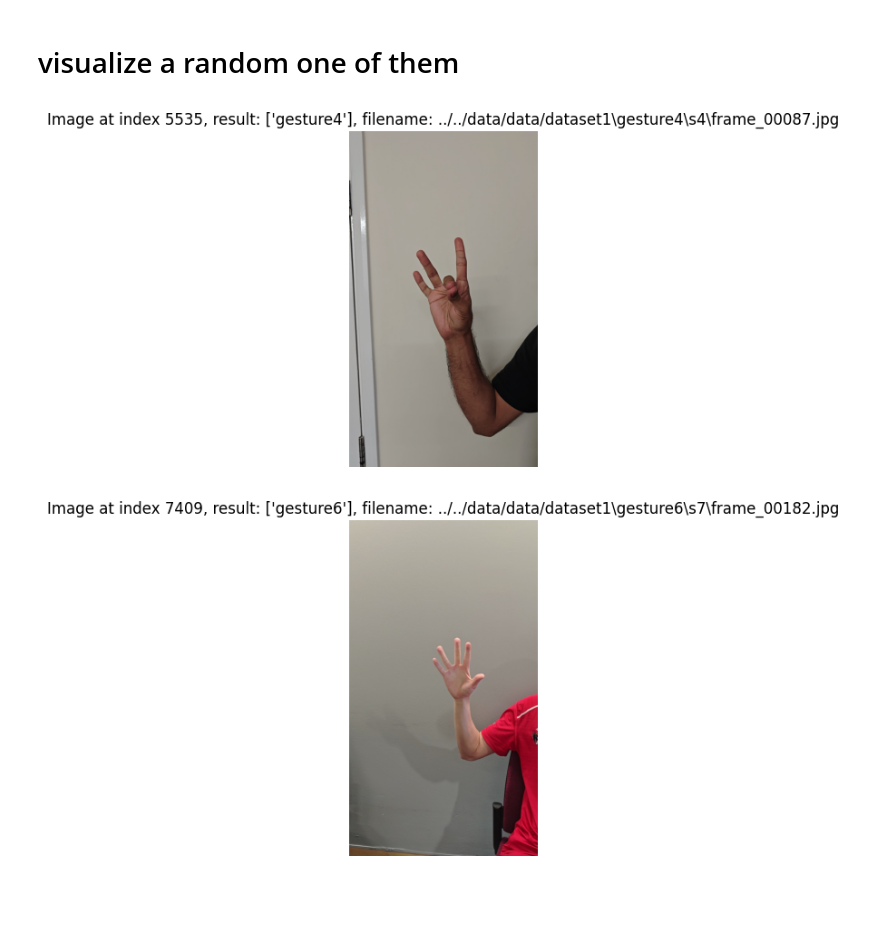
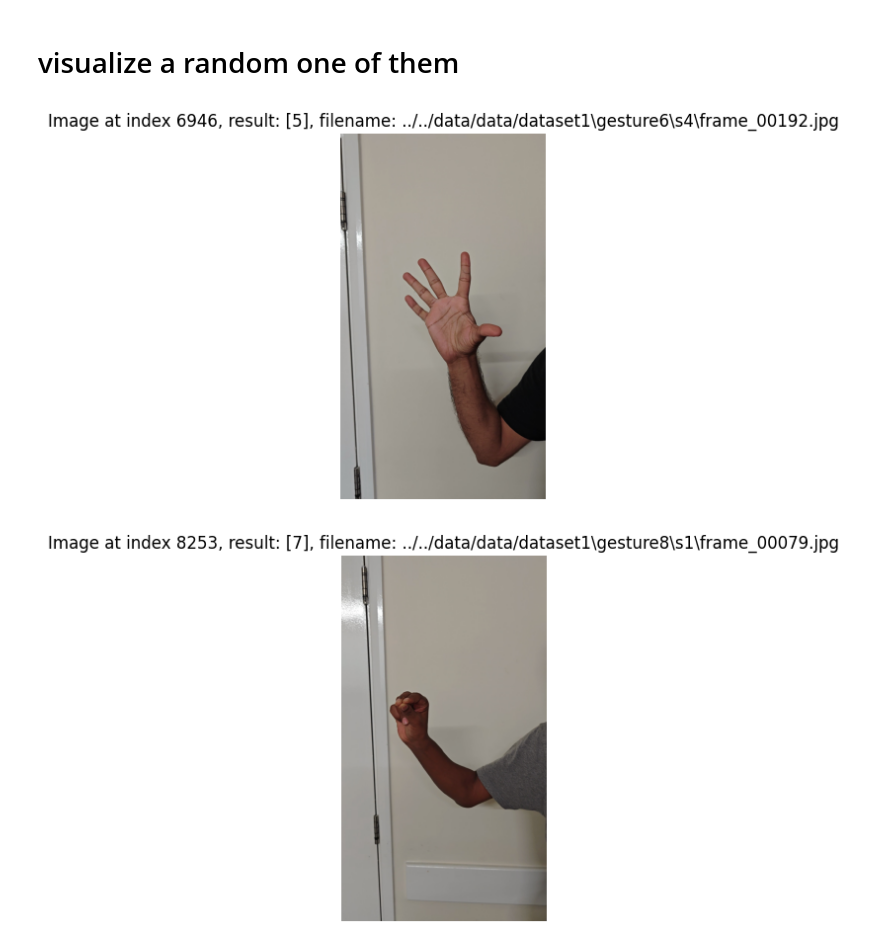
Before and after one commit to AidanZhong/HandGestureRecog, a Jupyter notebook: scripts/classifier/classifier_training.ipynb, the cells around one changed output. Drawn from its saved outputs; the diff is of its cells as text; code cells hidden in the pictures; blank space fills up the shorter version.

Commit message:
multiple models applied to the problem

```diff
--- a/scripts/classifier/classifier_training.ipynb
+++ b/scripts/classifier/classifier_training.ipynb
@@ -224,11 +325,11 @@ print('Confusion matrix:\n', confusion_matrix(y_test, y_pred_svm_rbf))
 # tree based
 # decision tree
 decision_tree = DecisionTreeClassifier()
-decision_tree.fit(X_train_flattened, y_train)
+decision_tree.fit(X_train_flattened, y_train_int)
 y_pred_decision_tree = decision_tree.predict(X_test_flattened)
-mse_decision_tree = mean_squared_error(y_test, y_pred_decision_tree)
-r2_decision_tree = r2_score(y_test, y_pred_decision_tree)
+mse_decision_tree = mean_squared_error(y_test_int, y_pred_decision_tree)
+r2_decision_tree = r2_score(y_test_int, y_pred_decision_tree)
 print('Mean squared error:', mse_decision_tree)
 print('R^2:', r2_decision_tree)
-print('Classification report for classifier %s:\n', classification_report(y_test, y_pred_decision_tree))
-print('Confusion matrix:\n', confusion_matrix(y_test, y_pred_decision_tree))
+print('Classification report for classifier %s:\n', classification_report(y_test_int, y_pred_decision_tree))
+print('Confusion matrix:\n', confusion_matrix(y_test_int, y_pred_decision_tree))
@@ -236,11 +355,11 @@ print('Confusion matrix:\n', confusion_matrix(y_test, y_pred_decision_tree))
 # probabilistic based
 # naive based
 naive_bayes = GaussianNB()
-naive_bayes.fit(X_train_flattened, y_train)
+naive_bayes.fit(X_train_flattened, y_train_int)
 y_pred_naive = naive_bayes.predict(X_test_flattened)
-mse_naive = mean_squared_error(y_test, y_pred_naive)
-r2_naive = r2_score(y_test, y_pred_naive)
+mse_naive = mean_squared_error(y_test_int, y_pred_naive)
+r2_naive = r2_score(y_test_int, y_pred_naive)
 print('Mean squared error:', mse_naive)
 print('R^2:', r2_naive)
-print('Classification report for classifier %s:\n', classification_report(y_test, y_pred_naive))
-print('Confusion matrix:\n', confusion_matrix(y_test, y_pred_naive))
+print('Classification report for classifier %s:\n', classification_report(y_test_int, y_pred_naive))
+print('Confusion matrix:\n', confusion_matrix(y_test_int, y_pred_naive))
@@ -247,11 +384,11 @@ print('Confusion matrix:\n', confusion_matrix(y_test, y_pred_naive))
 # %%
 # Linear discriminant Analysis
 LDA = LinearDiscriminantAnalysis()
-LDA.fit(X_train_flattened, y_train)
+LDA.fit(X_train_flattened, y_train_int)
 y_pred_LDA = LDA.predict(X_test_flattened)
-mse_LDA = mean_squared_error(y_test, y_pred_LDA)
-r2_LDA = r2_score(y_test, y_pred_LDA)
+mse_LDA = mean_squared_error(y_test_int, y_pred_LDA)
+r2_LDA = r2_score(y_test_int, y_pred_LDA)
 print('Mean squared error:', mse_LDA)
 print('R^2:', r2_LDA)
-print('Classification report for classifier %s:\n', classification_report(y_test, y_pred_LDA))
-print('Confusion matrix:\n', confusion_matrix(y_test, y_pred_LDA))
+print('Classification report for classifier %s:\n', classification_report(y_test_int, y_pred_LDA))
+print('Confusion matrix:\n', confusion_matrix(y_test_int, y_pred_LDA))
@@ -259,11 +414,11 @@ print('Confusion matrix:\n', confusion_matrix(y_test, y_pred_LDA))
 # instance based
 # knn
 knn_model = KNeighborsClassifier(n_neighbors=5)
-knn_model.fit(X_train_flattened, y_train)
+knn_model.fit(X_train_flattened, y_train_int)
 y_pred_knn = knn_model.predict(X_test_flattened)
-mse_knn = mean_squared_error(y_test, y_pred_knn)
-r2_knn = r2_score(y_test, y_pred_knn)
+mse_knn = mean_squared_error(y_test_int, y_pred_knn)
+r2_knn = r2_score(y_test_int, y_pred_knn)
 print('Mean squared error:', mse_knn)
 print('R^2:', r2_knn)
-print('Classification report for classifier %s:\n', classification_report(y_test, y_pred_knn))
-print('Confusion matrix:\n', confusion_matrix(y_test, y_pred_knn))
+print('Classification report for classifier %s:\n', classification_report(y_test_int, y_pred_knn))
+print('Confusion matrix:\n', confusion_matrix(y_test_int, y_pred_knn))
@@ -284,25 +475,25 @@ print('Confusion matrix:\n', confusion_matrix(y_test, y_pred_mlp))
 # %%
 def random_visualize(model):
     # Randomly pick one index
     idx = random.randint(0, len(X) - 1)
     img = cv2.imread(X[idx])
     img_rgb = cv2.cvtColor(img, cv2.COLOR_BGR2RGB)
 
     features = np.array([np.load(X[idx] + '.npy')])
     input_feature = features.reshape((features.shape[0], -1))
     res = model.predict(input_feature)
 
     if img_rgb.mean() < 50:  # Adjust threshold as needed
         img_rgb = 255 - img_rgb
 
     plt.imshow(img_rgb)
     plt.title(f"Image at index {idx}, result: {res}, filename: {X[idx]}")
     plt.axis('off')
     plt.show()
 
 
 for _ in range(10):
-    random_visualize(random_forest_clf)
+    random_visualize(knn_model)
 # %% [output]
-[figure, old version]
+[figure, new version]
-[figure, old version]
+[figure, new version]
```
Also changed, not shown: parts of 17 cells of this notebook, 5 other files.
